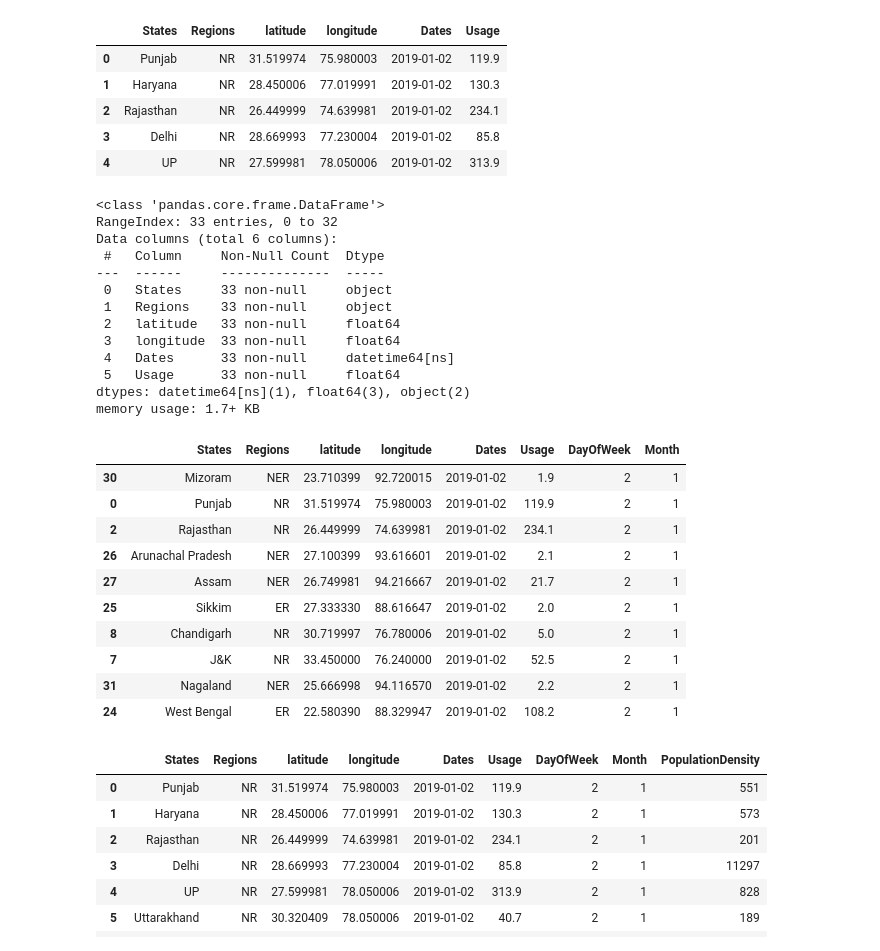
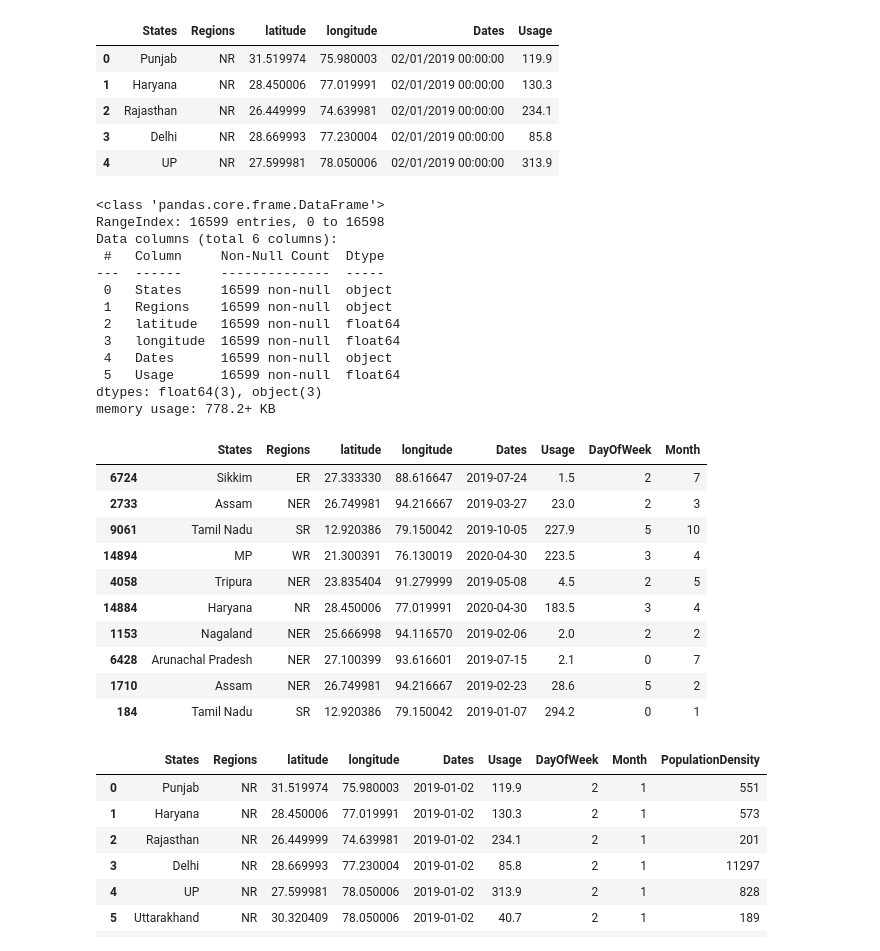
Before and after one commit to sujeetgund/energy-consumption-forecasting, a Jupyter notebook: energy-consumption-forecasting.ipynb, the cells around one changed output. Cells and saved outputs as stored; diff of their text form; code cells hidden in the pictures.

Commit message:
Kaggle Notebook | Energy Consumption Forecasting | v2

```diff
--- a/energy-consumption-forecasting.ipynb
+++ b/energy-consumption-forecasting.ipynb
@@ -12,30 +13,30 @@ for dirname, _, filenames in os.walk('/kaggle/input'):
 /kaggle/input/historical-energy-consumption-by-indian-states/long_data.csv
 # %%
-df = pd.read_excel('/kaggle/input/sample-energy-consumption-1-day/dsn_sample_dataset.xlsx')
+df = pd.read_csv('/kaggle/input/historical-energy-consumption-by-indian-states/long_data.csv')
 df.head()
 # %% [output]
 |  | States | Regions | latitude | longitude | Dates | Usage |
-| 0 | Punjab | NR | 31.519974 | 75.980003 | 2019-01-02 | 119.9 |
-| 1 | Haryana | NR | 28.450006 | 77.019991 | 2019-01-02 | 130.3 |
-| 2 | Rajasthan | NR | 26.449999 | 74.639981 | 2019-01-02 | 234.1 |
-| 3 | Delhi | NR | 28.669993 | 77.230004 | 2019-01-02 | 85.8 |
-| 4 | UP | NR | 27.599981 | 78.050006 | 2019-01-02 | 313.9 |
+| 0 | Punjab | NR | 31.519974 | 75.980003 | 02/01/2019 00:00:00 | 119.9 |
+| 1 | Haryana | NR | 28.450006 | 77.019991 | 02/01/2019 00:00:00 | 130.3 |
+| 2 | Rajasthan | NR | 26.449999 | 74.639981 | 02/01/2019 00:00:00 | 234.1 |
+| 3 | Delhi | NR | 28.669993 | 77.230004 | 02/01/2019 00:00:00 | 85.8 |
+| 4 | UP | NR | 27.599981 | 78.050006 | 02/01/2019 00:00:00 | 313.9 |
 # %%
 df.info()
 # %% [output]
 <class 'pandas.core.frame.DataFrame'>
-RangeIndex: 33 entries, 0 to 32
+RangeIndex: 16599 entries, 0 to 16598
 Data columns (total 6 columns):
  #   Column     Non-Null Count  Dtype
 ---  ------     --------------  -----
- 0   States     33 non-null     object
- 1   Regions    33 non-null     object
- 2   latitude   33 non-null     float64
- 3   longitude  33 non-null     float64
- 4   Dates      33 non-null     datetime64[ns]
- 5   Usage      33 non-null     float64
-dtypes: datetime64[ns](1), float64(3), object(2)
-memory usage: 1.7+ KB
+ 0   States     16599 non-null  object
+ 1   Regions    16599 non-null  object
+ 2   latitude   16599 non-null  float64
+ 3   longitude  16599 non-null  float64
+ 4   Dates      16599 non-null  object
+ 5   Usage      16599 non-null  float64
+dtypes: float64(3), object(3)
+memory usage: 778.2+ KB
 # %%
 # Convert dtype of 'Dates' column to datetime
 df['Dates'] = pd.to_datetime(df['Dates'], format="%d/%m/%Y %H:%M:%S")
@@ -48,16 +49,16 @@ df['Month'] = df['Dates'].dt.month
 df.sample(10)
 # %% [output]
 |  | States | Regions | latitude | longitude | Dates | Usage | DayOfWeek | Month |
-| 30 | Mizoram | NER | 23.710399 | 92.720015 | 2019-01-02 | 1.9 | 2 | 1 |
-| 0 | Punjab | NR | 31.519974 | 75.980003 | 2019-01-02 | 119.9 | 2 | 1 |
-| 2 | Rajasthan | NR | 26.449999 | 74.639981 | 2019-01-02 | 234.1 | 2 | 1 |
-| 26 | Arunachal Pradesh | NER | 27.100399 | 93.616601 | 2019-01-02 | 2.1 | 2 | 1 |
-| 27 | Assam | NER | 26.749981 | 94.216667 | 2019-01-02 | 21.7 | 2 | 1 |
-| 25 | Sikkim | ER | 27.333330 | 88.616647 | 2019-01-02 | 2.0 | 2 | 1 |
-| 8 | Chandigarh | NR | 30.719997 | 76.780006 | 2019-01-02 | 5.0 | 2 | 1 |
-| 7 | J&K | NR | 33.450000 | 76.240000 | 2019-01-02 | 52.5 | 2 | 1 |
-| 31 | Nagaland | NER | 25.666998 | 94.116570 | 2019-01-02 | 2.2 | 2 | 1 |
-| 24 | West Bengal | ER | 22.580390 | 88.329947 | 2019-01-02 | 108.2 | 2 | 1 |
+| 6724 | Sikkim | ER | 27.333330 | 88.616647 | 2019-07-24 | 1.5 | 2 | 7 |
+| 2733 | Assam | NER | 26.749981 | 94.216667 | 2019-03-27 | 23.0 | 2 | 3 |
+| 9061 | Tamil Nadu | SR | 12.920386 | 79.150042 | 2019-10-05 | 227.9 | 5 | 10 |
+| 14894 | MP | WR | 21.300391 | 76.130019 | 2020-04-30 | 223.5 | 3 | 4 |
+| 4058 | Tripura | NER | 23.835404 | 91.279999 | 2019-05-08 | 4.5 | 2 | 5 |
+| 14884 | Haryana | NR | 28.450006 | 77.019991 | 2020-04-30 | 183.5 | 3 | 4 |
+| 1153 | Nagaland | NER | 25.666998 | 94.116570 | 2019-02-06 | 2.0 | 2 | 2 |
+| 6428 | Arunachal Pradesh | NER | 27.100399 | 93.616601 | 2019-07-15 | 2.1 | 0 | 7 |
+| 1710 | Assam | NER | 26.749981 | 94.216667 | 2019-02-23 | 28.6 | 5 | 2 |
+| 184 | Tamil Nadu | SR | 12.920386 | 79.150042 | 2019-01-07 | 294.2 | 0 | 1 |
 # %%
 population_density_dict = {
     "Punjab": 551, "Haryana": 573, "Rajasthan": 201, "Delhi": 11297, "UP": 828,
```
Also changed, not shown: parts of 48 cells of this notebook.
